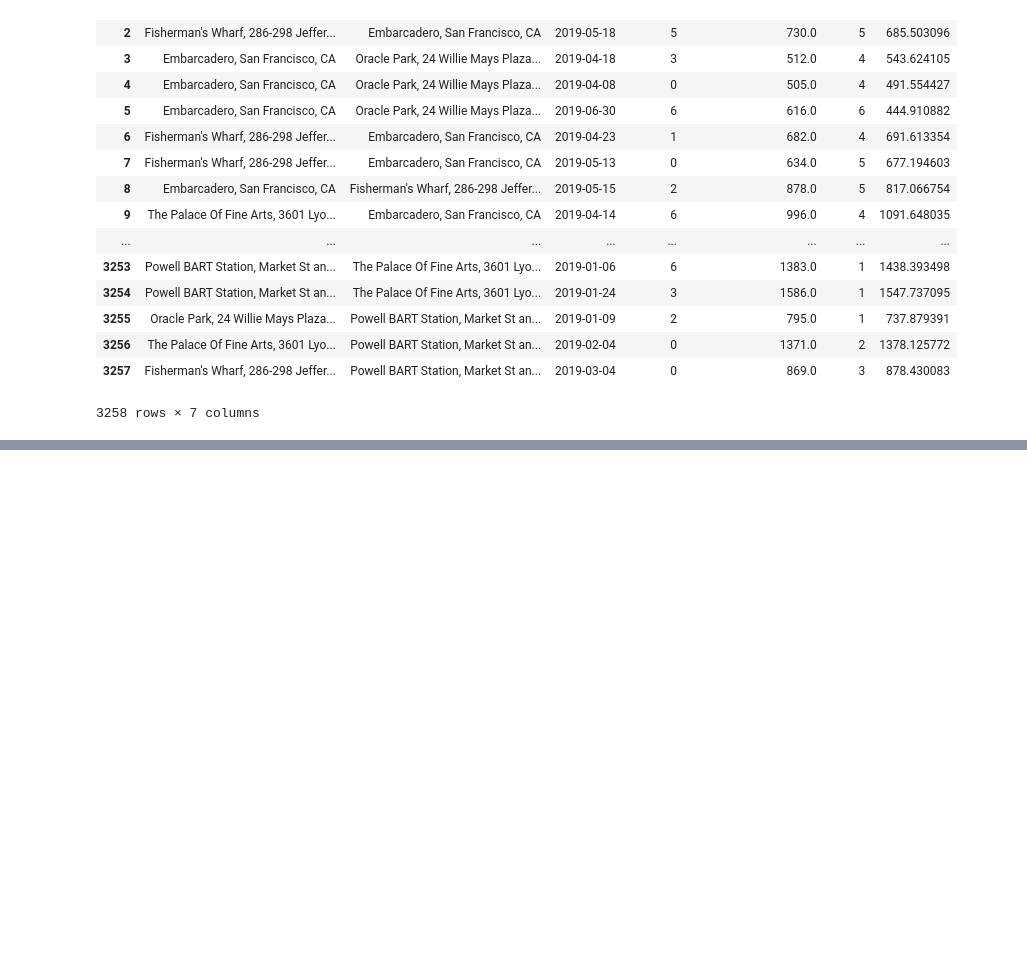
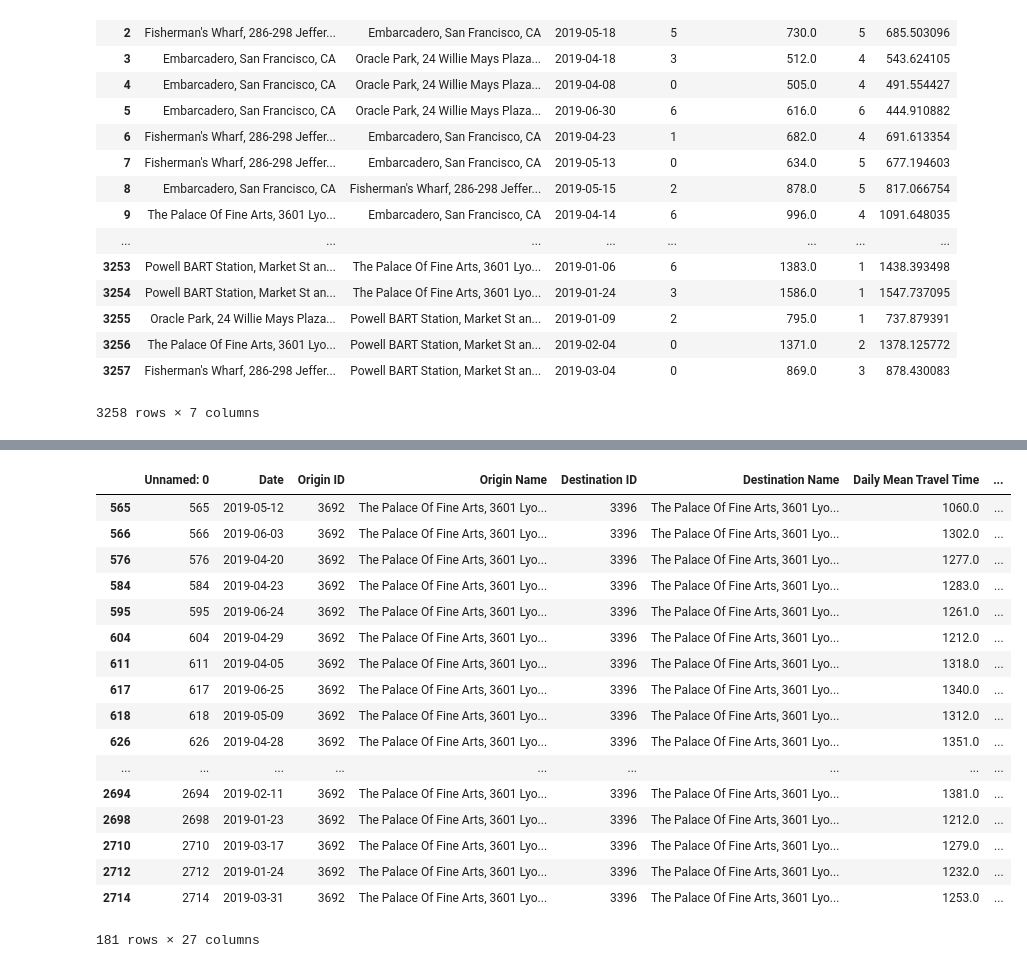
Before and after one commit to Xiao-Wang-UCSD/data_hack_2020, a Jupyter notebook: EDA.ipynb, the cells around one changed output, grey strips where cells are left out. Saved outputs shown, nothing was run; the diff lists cells and outputs as text; code cells hidden in the pictures; blank space fills up the shorter version.

```diff
--- a/EDA.ipynb
+++ b/EDA.ipynb
@@ -450,0 +450,22 @@ train(train_df)[1]
+# %%
+temp = elvis[(barts_hotspots_filled['Origin Name'] == "2nd Street and Stevenson Street, San Francisco, CA")&(barts_hotspots_filled['Destination Name'] == "The Palace Of Fine Arts, 3601 Lyon St, San Francisco, CA")]
+temp
+# %% [output]
+|  | Unnamed: 0 | Date | Origin ID | Origin Name | Destination ID | Destination Name | Daily Mean Travel Time | ... |
+| 565 | 565 | 2019-05-12 | 3692 | The Palace Of Fine Arts, 3601 Lyo... | 3396 | The Palace Of Fine Arts, 3601 Lyo... | 1060.0 | ... |
+| 566 | 566 | 2019-06-03 | 3692 | The Palace Of Fine Arts, 3601 Lyo... | 3396 | The Palace Of Fine Arts, 3601 Lyo... | 1302.0 | ... |
+| 576 | 576 | 2019-04-20 | 3692 | The Palace Of Fine Arts, 3601 Lyo... | 3396 | The Palace Of Fine Arts, 3601 Lyo... | 1277.0 | ... |
+| 584 | 584 | 2019-04-23 | 3692 | The Palace Of Fine Arts, 3601 Lyo... | 3396 | The Palace Of Fine Arts, 3601 Lyo... | 1283.0 | ... |
+| 595 | 595 | 2019-06-24 | 3692 | The Palace Of Fine Arts, 3601 Lyo... | 3396 | The Palace Of Fine Arts, 3601 Lyo... | 1261.0 | ... |
+| 604 | 604 | 2019-04-29 | 3692 | The Palace Of Fine Arts, 3601 Lyo... | 3396 | The Palace Of Fine Arts, 3601 Lyo... | 1212.0 | ... |
+| 611 | 611 | 2019-04-05 | 3692 | The Palace Of Fine Arts, 3601 Lyo... | 3396 | The Palace Of Fine Arts, 3601 Lyo... | 1318.0 | ... |
+| 617 | 617 | 2019-06-25 | 3692 | The Palace Of Fine Arts, 3601 Lyo... | 3396 | The Palace Of Fine Arts, 3601 Lyo... | 1340.0 | ... |
+| 618 | 618 | 2019-05-09 | 3692 | The Palace Of Fine Arts, 3601 Lyo... | 3396 | The Palace Of Fine Arts, 3601 Lyo... | 1312.0 | ... |
+| 626 | 626 | 2019-04-28 | 3692 | The Palace Of Fine Arts, 3601 Lyo... | 3396 | The Palace Of Fine Arts, 3601 Lyo... | 1351.0 | ... |
+| ... | ... | ... | ... | ... | ... | ... | ... | ... |
+| 2694 | 2694 | 2019-02-11 | 3692 | The Palace Of Fine Arts, 3601 Lyo... | 3396 | The Palace Of Fine Arts, 3601 Lyo... | 1381.0 | ... |
+| 2698 | 2698 | 2019-01-23 | 3692 | The Palace Of Fine Arts, 3601 Lyo... | 3396 | The Palace Of Fine Arts, 3601 Lyo... | 1212.0 | ... |
+| 2710 | 2710 | 2019-03-17 | 3692 | The Palace Of Fine Arts, 3601 Lyo... | 3396 | The Palace Of Fine Arts, 3601 Lyo... | 1279.0 | ... |
+| 2712 | 2712 | 2019-01-24 | 3692 | The Palace Of Fine Arts, 3601 Lyo... | 3396 | The Palace Of Fine Arts, 3601 Lyo... | 1232.0 | ... |
+| 2714 | 2714 | 2019-03-31 | 3692 | The Palace Of Fine Arts, 3601 Lyo... | 3396 | The Palace Of Fine Arts, 3601 Lyo... | 1253.0 | ... |
+181 rows × 27 columns
```
Also changed, not shown: parts of 12 cells of this notebook, 7 other files.
